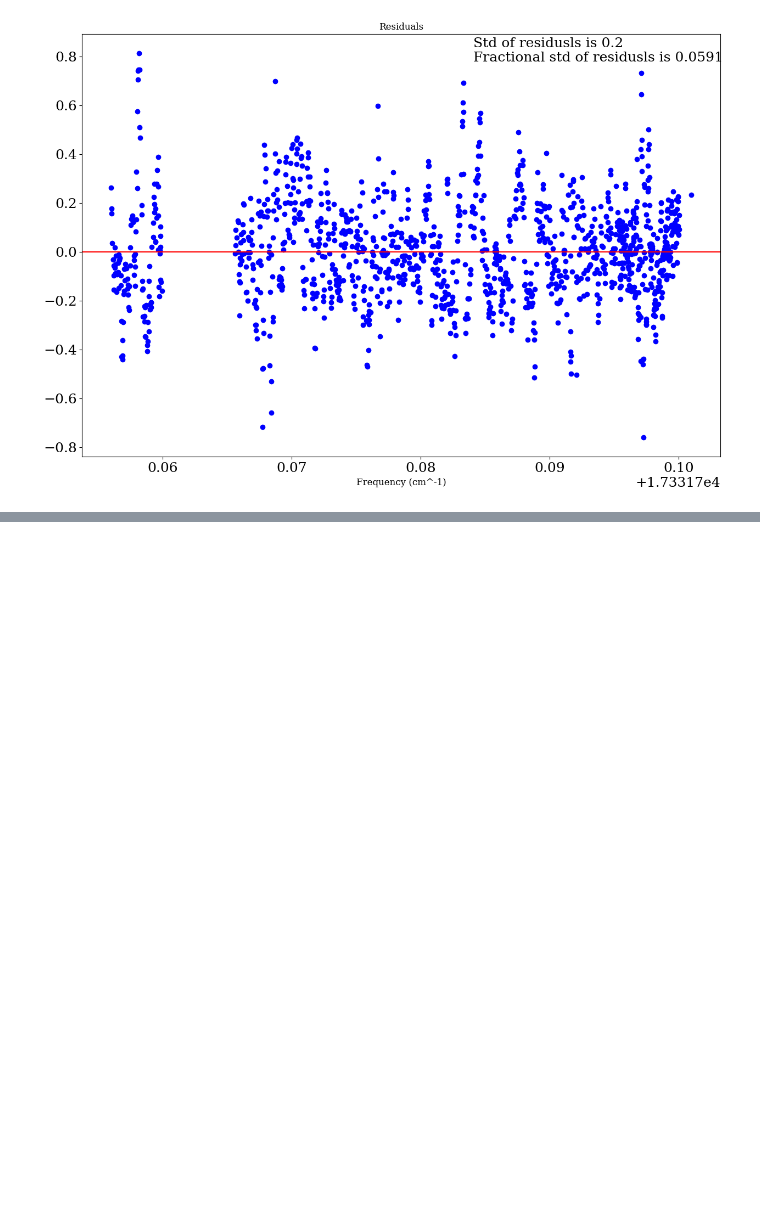
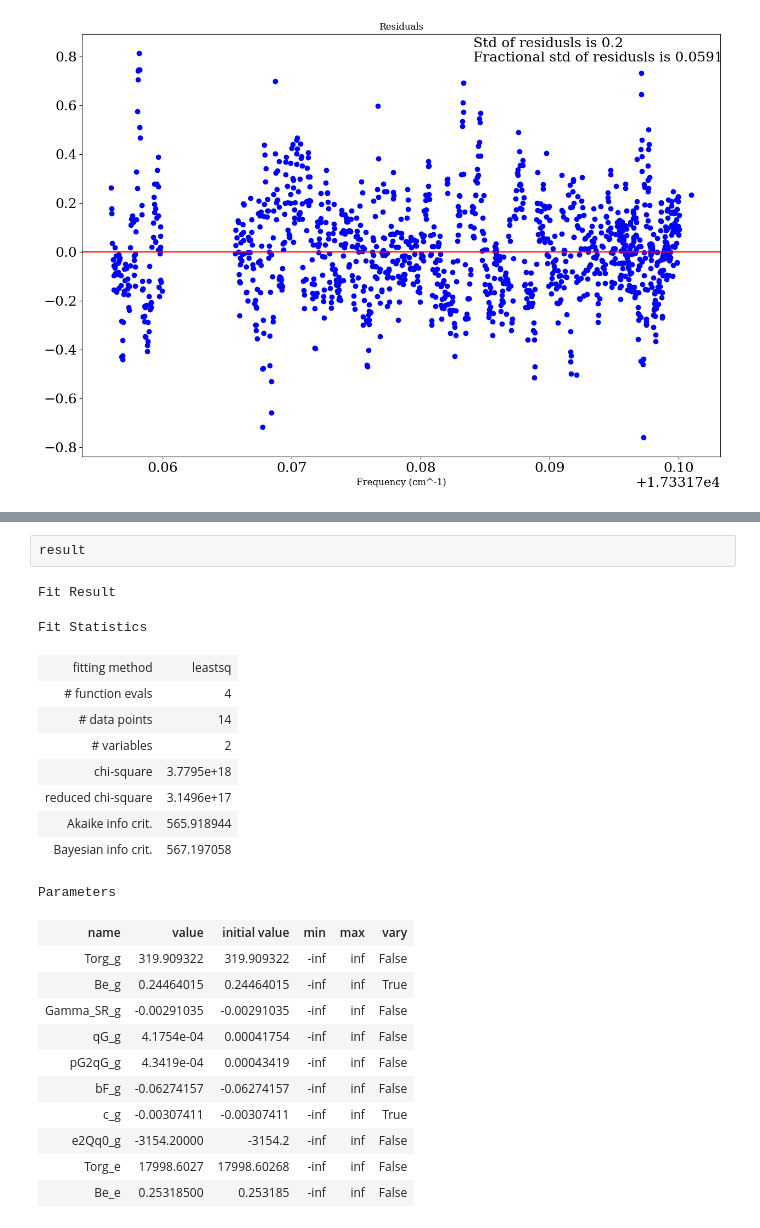
Before and after one commit to YuikiTakahashi/Molecule_spectrum_prediction, a Jupyter notebook: Fitting_173.ipynb, the cells around one changed output, grey strips where cells are left out. Cells and saved outputs as stored; diff of their text form; blank space fills up the shorter version.

Commit message:
fitting code finally working

```diff
--- a/Fitting_173.ipynb
+++ b/Fitting_173.ipynb
@@ -1542,0 +1497,25 @@ error_array = np.array([
+# %%
+result
+# %% [output]
+Fit Result
+Fit Statistics
+| fitting method | leastsq |
+| # function evals | 4 |
+| # data points | 14 |
+| # variables | 2 |
+| chi-square | 3.7795e+18 |
+| reduced chi-square | 3.1496e+17 |
+| Akaike info crit. | 565.918944 |
+| Bayesian info crit. | 567.197058 |
+Parameters
+| name | value | initial value | min | max | vary |
+| Torg_g | 319.909322 | 319.909322 | -inf | inf | False |
+| Be_g | 0.24464015 | 0.24464015 | -inf | inf | True |
+| Gamma_SR_g | -0.00291035 | -0.00291035 | -inf | inf | False |
+| qG_g | 4.1754e-04 | 0.00041754 | -inf | inf | False |
+| pG2qG_g | 4.3419e-04 | 0.00043419 | -inf | inf | False |
+| bF_g | -0.06274157 | -0.06274157 | -inf | inf | False |
+| c_g | -0.00307411 | -0.00307411 | -inf | inf | True |
+| e2Qq0_g | -3154.20000 | -3154.2 | -inf | inf | False |
+| Torg_e | 17998.6027 | 17998.60268 | -inf | inf | False |
+| Be_e | 0.25318500 | 0.253185 | -inf | inf | False |
```
Also changed, not shown: parts of 4 cells of this notebook, 5 other files.
